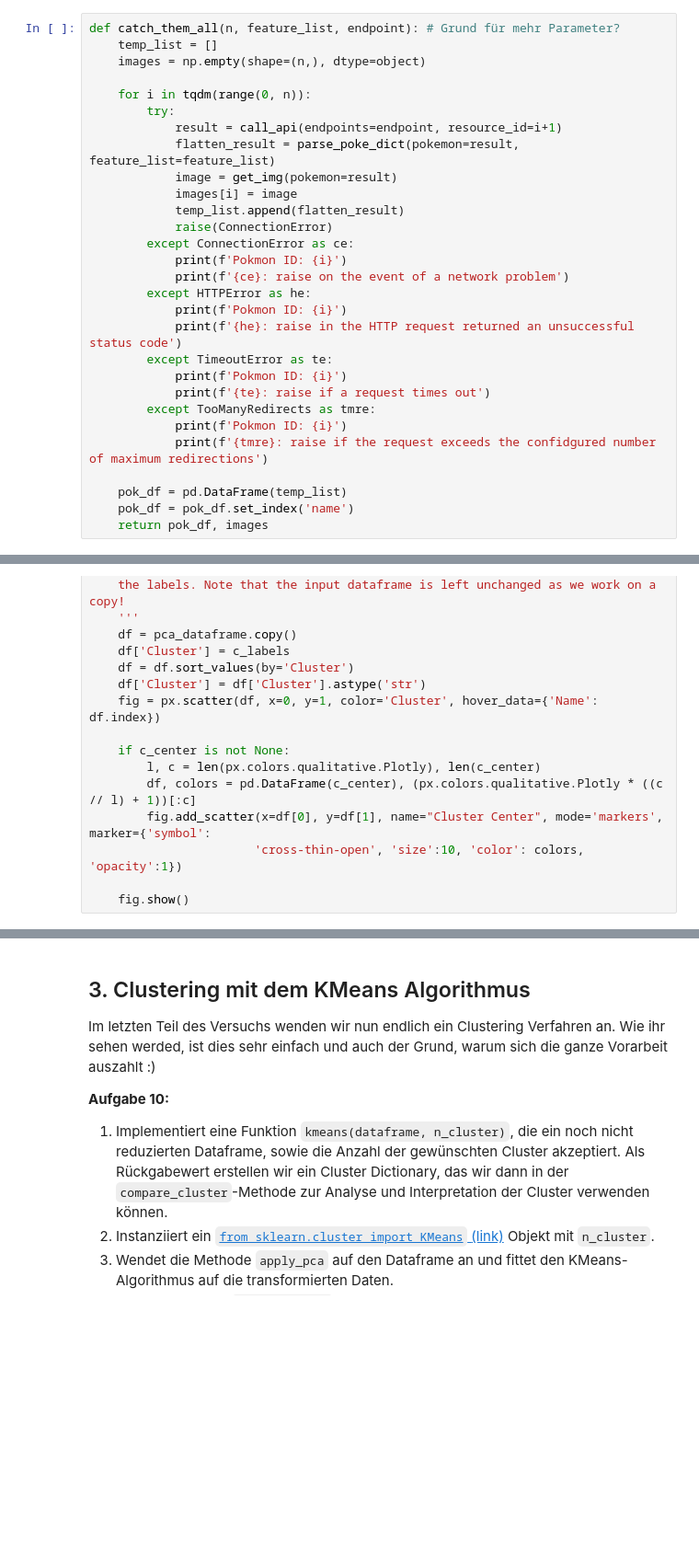
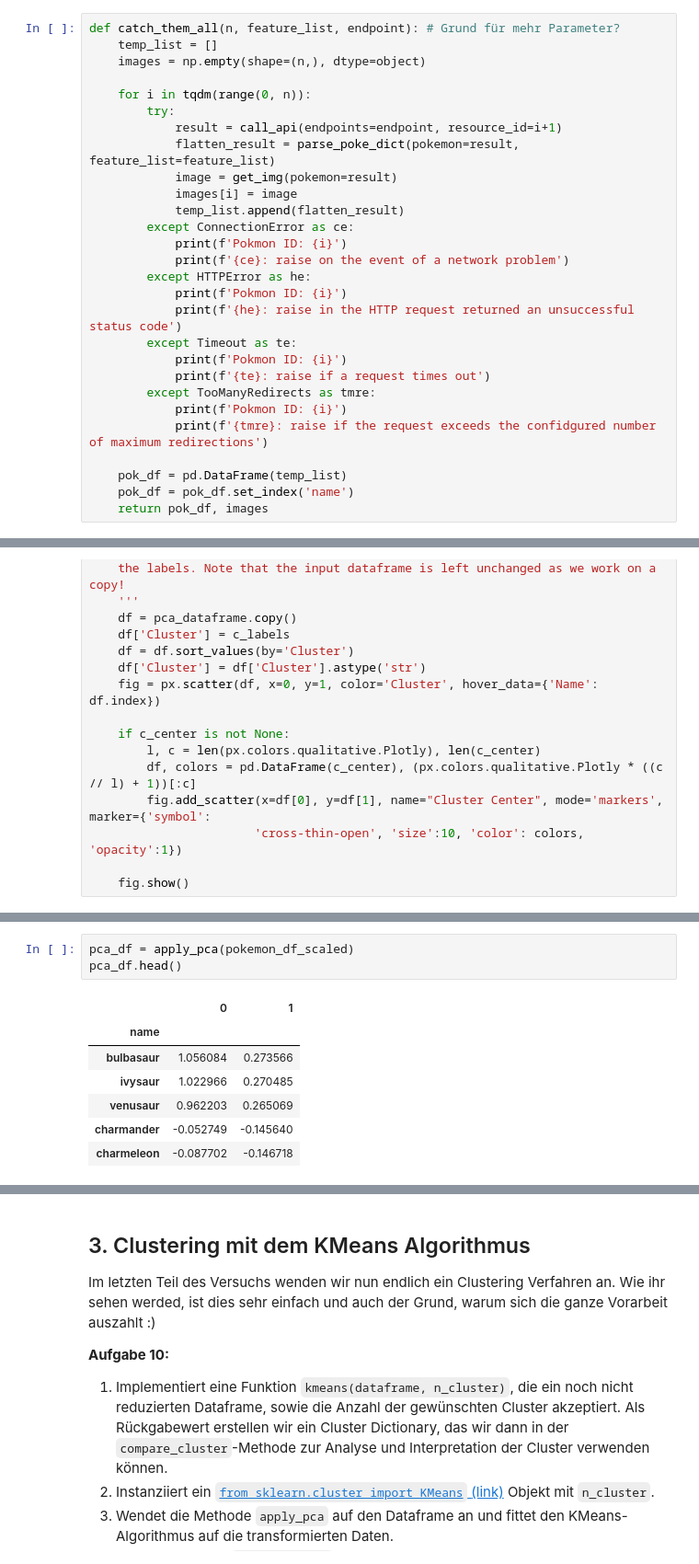
Before and after one commit to PatrykGadziomski/Data-Mining-and-Pattern-Recognition-HdM, a Jupyter notebook: Experiment 2/Versuch_PokemonClustering.ipynb, the cells around one changed output, grey strips where cells are left out. Shown at 92% size. Drawn from its saved outputs; the diff is of its cells as text; blank space fills up the shorter version.

```diff
--- a/Experiment 2/Versuch_PokemonClustering.ipynb
+++ b/Experiment 2/Versuch_PokemonClustering.ipynb
@@ -334,14 +264,13 @@ def catch_them_all(n, feature_list, endpoint): # Grund für mehr Parameter?
             image = get_img(pokemon=result)
             images[i] = image
             temp_list.append(flatten_result)
-            raise(ConnectionError)
         except ConnectionError as ce:
             print(f'Pokmon ID: {i}')
             print(f'{ce}: raise on the event of a network problem')
         except HTTPError as he:
             print(f'Pokmon ID: {i}')
             print(f'{he}: raise in the HTTP request returned an unsuccessful status code')
-        except TimeoutError as te:
+        except Timeout as te:
             print(f'Pokmon ID: {i}')
             print(f'{te}: raise if a request times out')
         except TooManyRedirects as tmre:
@@ -805,0 +572,11 @@ def plot_pca_data(pca_dataframe, c_labels=None, c_center=None):
+# %%
+pca_df = apply_pca(pokemon_df_scaled)
+pca_df.head()
+# %% [output]
+|  | 0 | 1 |
+| name |  |  |
+| bulbasaur | 1.056084 | 0.273566 |
+| ivysaur | 1.022966 | 0.270485 |
+| venusaur | 0.962203 | 0.265069 |
+| charmander | -0.052749 | -0.145640 |
+| charmeleon | -0.087702 | -0.146718 |
```
Also changed, not shown: parts of 45 cells of this notebook.
